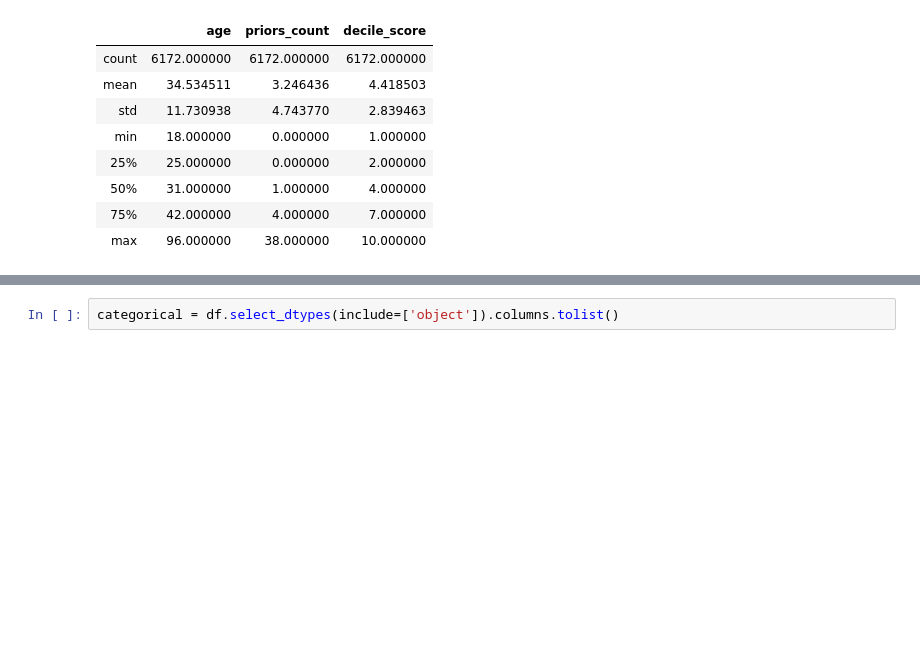
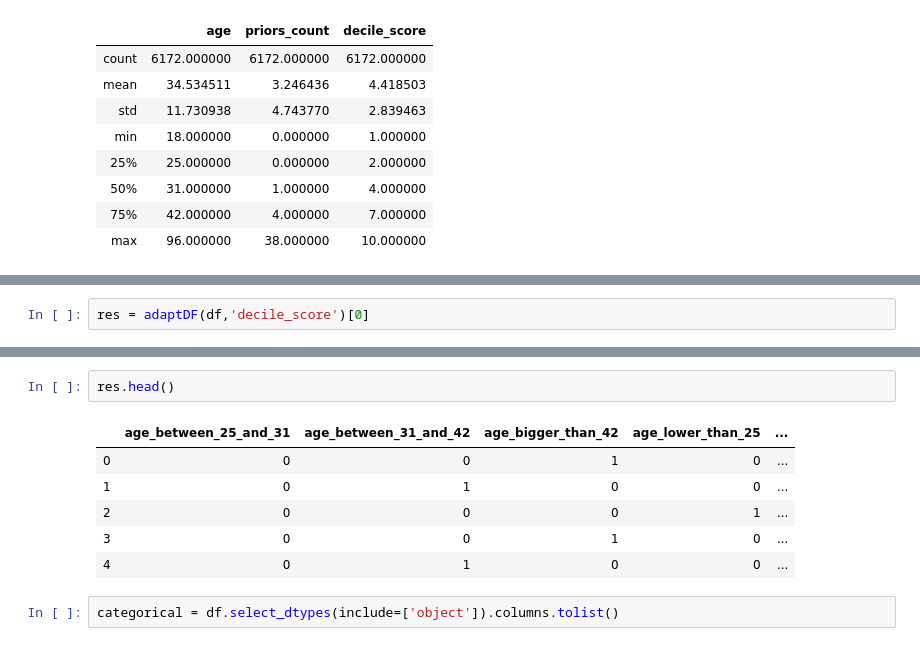
Before and after one commit to rohit-nlp/discrimination-web-app, a Jupyter notebook: Example Datasets/Dataset Setup.ipynb, the cells around one changed output, grey strips where cells are left out. Saved outputs shown, nothing was run; the diff lists cells and outputs as text; blank space fills up the shorter version.

```diff
--- a/Example Datasets/Dataset Setup.ipynb
+++ b/Example Datasets/Dataset Setup.ipynb
@@ -44,0 +178,2 @@ df.describe()
+# %%
+res = adaptDF(df,'decile_score')[0]
@@ -45,3 +204,12 @@ df.describe()
+# %%
+res.head()
+# %% [output]
+|  | age_between_25_and_31 | age_between_31_and_42 | age_bigger_than_42 | age_lower_than_25 | ... |
+| 0 | 0 | 0 | 1 | 0 | ... |
+| 1 | 0 | 1 | 0 | 0 | ... |
+| 2 | 0 | 0 | 0 | 1 | ... |
+| 3 | 0 | 0 | 1 | 0 | ... |
+| 4 | 0 | 1 | 0 | 0 | ... |
 # %%
 categorical = df.select_dtypes(include=['object']).columns.tolist()
 # %%
```
Also changed, not shown: parts of 11 cells of this notebook, 1 other file.
